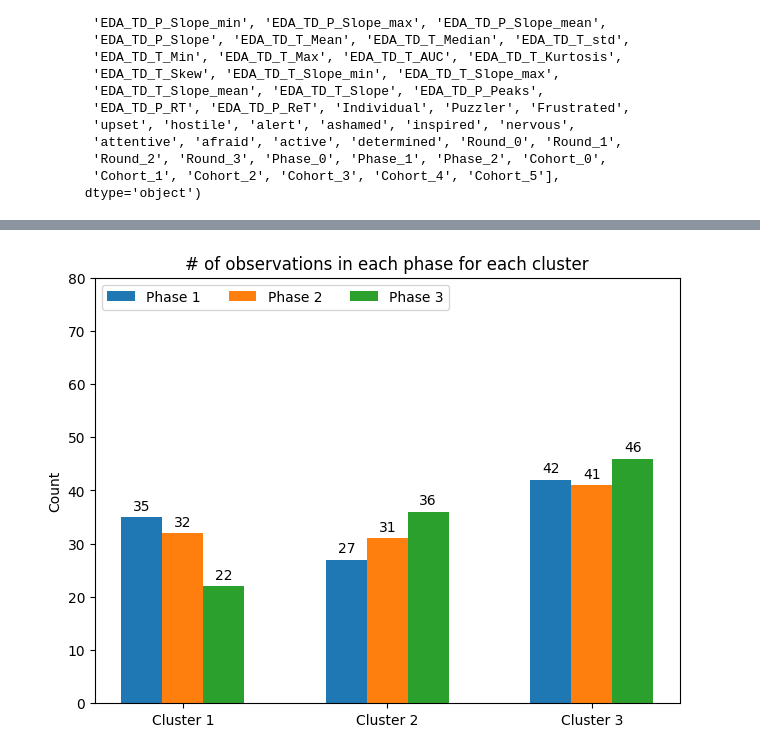
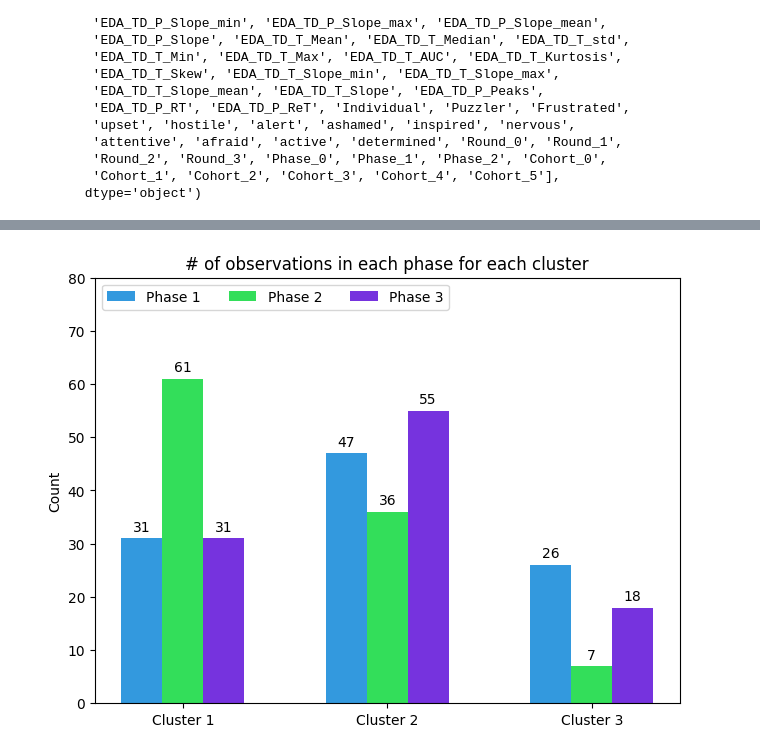
Before and after one commit to hjelp200121/02582Case2, a Jupyter notebook: clustering_analysis.ipynb, the cells around one changed output, grey strips where cells are left out. Cells and saved outputs as stored; diff of their text form; code cells hidden in the pictures.

Commit message:
feature selection and more plotting

```diff
--- a/clustering_analysis.ipynb
+++ b/clustering_analysis.ipynb
@@ -28,7 +28,3 @@ Index(['HR_TD_Mean', 'HR_TD_Median', 'HR_TD_std', 'HR_TD_Min', 'HR_TD_Max',
        'Round_2', 'Round_3', 'Phase_0', 'Phase_1', 'Phase_2', 'Cohort_0',
        'Cohort_1', 'Cohort_2', 'Cohort_3', 'Cohort_4', 'Cohort_5'],
       dtype='object')
-# %%
-# select features to use for clustering
-cluster_cols = df.columns[0:1].append(df.columns[6:9]).append(df.columns[11:14])
-print(cluster_cols)
@@ -38,0 +70,9 @@ Index(['HR_TD_Mean', 'HR_TD_Kurtosis', 'HR_TD_Skew', 'HR_TD_Slope_min',
+# %%
+# select features to use for clustering
+
+drop_cols = select_cols_to_drop(df, corr_cutoff=0.8)
+print(f"Number of columns to drop: {len(drop_cols)}")
+
+cluster_cols = df[continuous_cols].drop(columns=drop_cols).columns
+print(f"Number of columns to use for clustering: {len(cluster_cols)}")
+print(f"Columns: {cluster_cols}")
@@ -39,7 +91,6 @@ Index(['HR_TD_Mean', 'HR_TD_Kurtosis', 'HR_TD_Skew', 'HR_TD_Slope_min',
 # %%
-
 # k means clustering
-kmeans = KMeans(n_clusters=3).fit(df[cluster_cols])
+kmeans = KMeans(n_clusters=3, random_state=1).fit(df[cluster_cols])
 labels = kmeans.labels_
 
 
@@ -55,33 +106,34 @@ for i in range(len(phases)):
         count = np.insert(count, 0, 0)
 
     counts.append(count)
 
 
 clusters = ("Cluster 1", "Cluster 2", "Cluster 3")
 data = {
     "Phase 1": tuple(counts[0]),
     "Phase 2": tuple(counts[1]),
     "Phase 3": tuple(counts[2])
 }
 
 tick_space = np.arange(len(clusters))
 width = 0.2
 mult = 0
+colors = ["#3399de", "#33de5a", "#7633de"]
 
 fig, ax = plt.subplots(layout='constrained')
 
-for phase, count in data.items():
+for i, (phase, count) in enumerate(data.items()):
     bar_offset = width * mult
-    rects = ax.bar(tick_space + bar_offset, count, width, label=phase)
+    rects = ax.bar(tick_space + bar_offset, count, width, label=phase, color=colors[i])
     ax.bar_label(rects, padding=3)
     mult += 1
 
 ax.set_xticks(tick_space + width, clusters)
 ax.set_ylim(0, 80)
 ax.legend(loc="upper left", ncols=3)
 ax.set_ylabel("Count")
 ax.set_title("# of observations in each phase for each cluster")
 
 plt.show()
 # %% [output]
-[figure, old version]
+[figure, new version]
```
Also changed, not shown: parts of 7 cells of this notebook.
